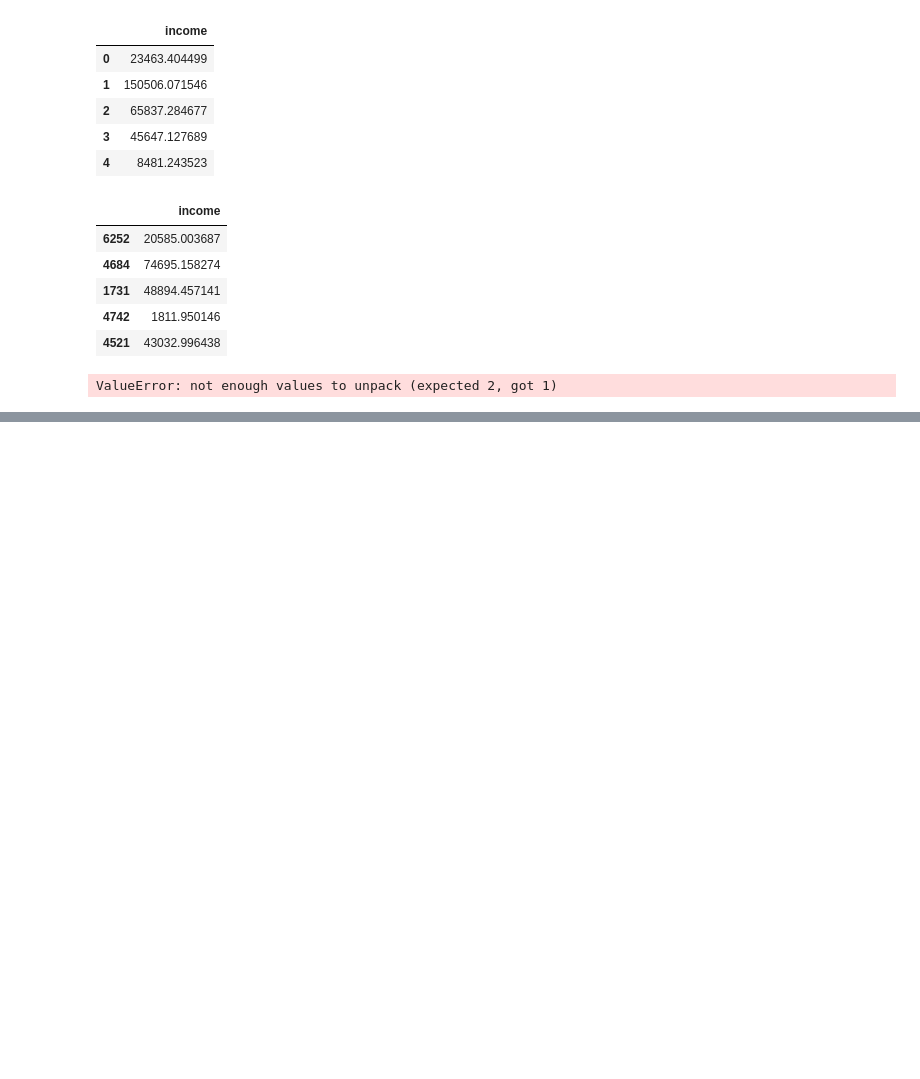
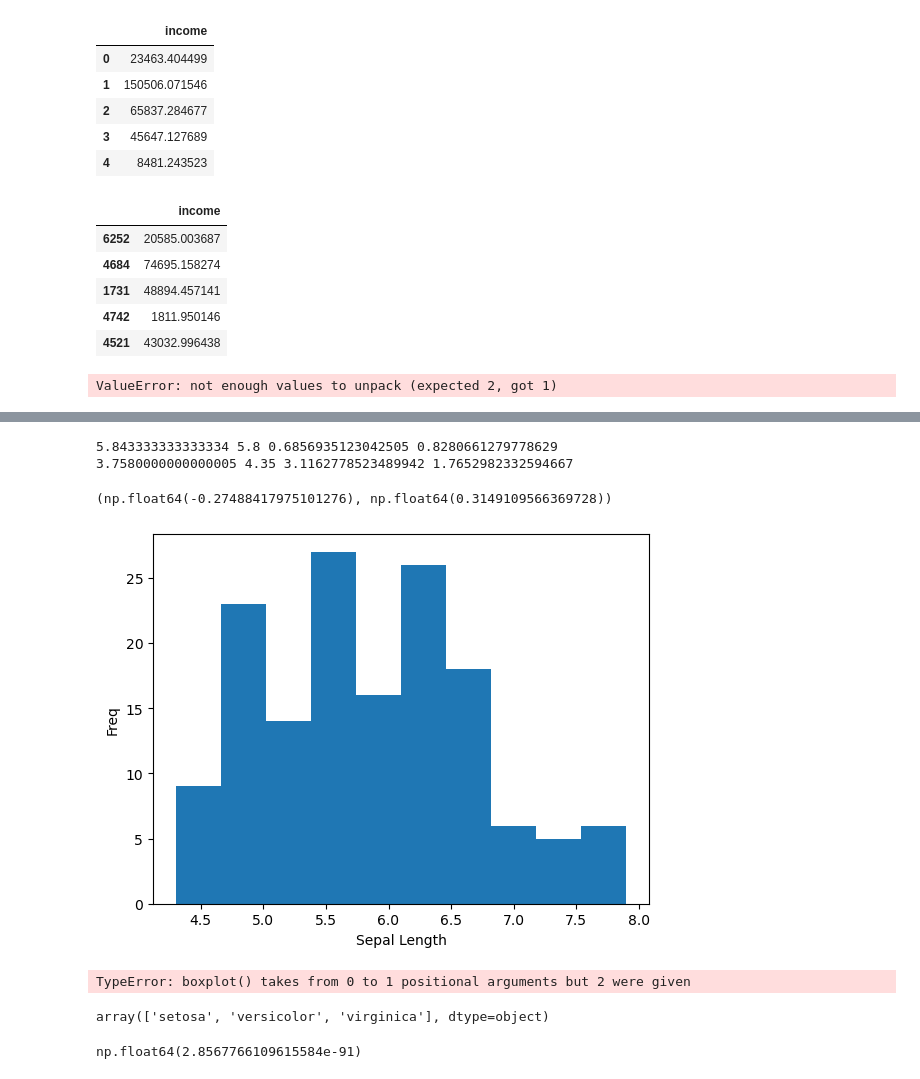
Before and after one commit to thomasneeva04/Data-Science---Learning, a Jupyter notebook: Week12/Untitled.ipynb, the cells around one changed output, grey strips where cells are left out. Cells and saved outputs as stored; diff of their text form; code cells hidden in the pictures; blank space fills up the shorter version.

```diff
--- a/Week12/Untitled.ipynb
+++ b/Week12/Untitled.ipynb
@@ -36,0 +201,5 @@ ValueError: not enough values to unpack (expected 2, got 1)
+# %%
+import seaborn as sns
+
+df=sns.load_dataset('iris')
+df.head()
@@ -36,0 +213,53 @@ ValueError: not enough values to unpack (expected 2, got 1)
+# %%
+mean=df['sepal_length'].mean()
+median=df['sepal_length'].median()
+var=df['sepal_length'].var()
+std=df['sepal_length'].std()
+
+
+mean2=df['petal_length'].mean()
+median2=df['petal_length'].median()
+var2=df['petal_length'].var()
+std2=df['petal_length'].std()
+
+print(mean,median,var,std)
+print(mean2,median2,var2,std2)
+# %% [output]
+5.843333333333334 5.8 0.6856935123042505 0.8280661279778629
+3.7580000000000005 4.35 3.1162778523489942 1.7652982332594667
+# %%
+skew=df['petal_length'].skew()
+skew2=df['sepal_length'].skew()
+
+skew, skew2
+# %% [output]
+(np.float64(-0.27488417975101276), np.float64(0.3149109566369728))
+# %%
+plt.hist(df['sepal_length'])
+plt.xlabel('Sepal Length')
+plt.ylabel('Freq')
+plt.show()
+# %% [output]
+[figure, added]
+# %%
+sns.boxplot(df['species'],df['petal_length'])
+sns.show()
+# %% [output]
+TypeError: boxplot() takes from 0 to 1 positional arguments but 2 were given
+# %%
+df['species'].unique()
+# %% [output]
+array(['setosa', 'versicolor', 'virginica'], dtype=object)
+# %%
+#One way Anova
+
+from scipy.stats import f_oneway
+
+setosa=df[df['species']=='setosa']['petal_length'].dropna()
+versicolor=df[df['species']=='versicolor']['petal_length'].dropna()
+virginica=df[df['species']=='virginica']['petal_length'].dropna()
+
+f_stats,p= f_oneway(setosa,versicolor,virginica)
+p
+# %% [output]
+np.float64(2.8567766109615584e-91)
```
Also changed, not shown: parts of 19 cells of this notebook, 5 other files.
